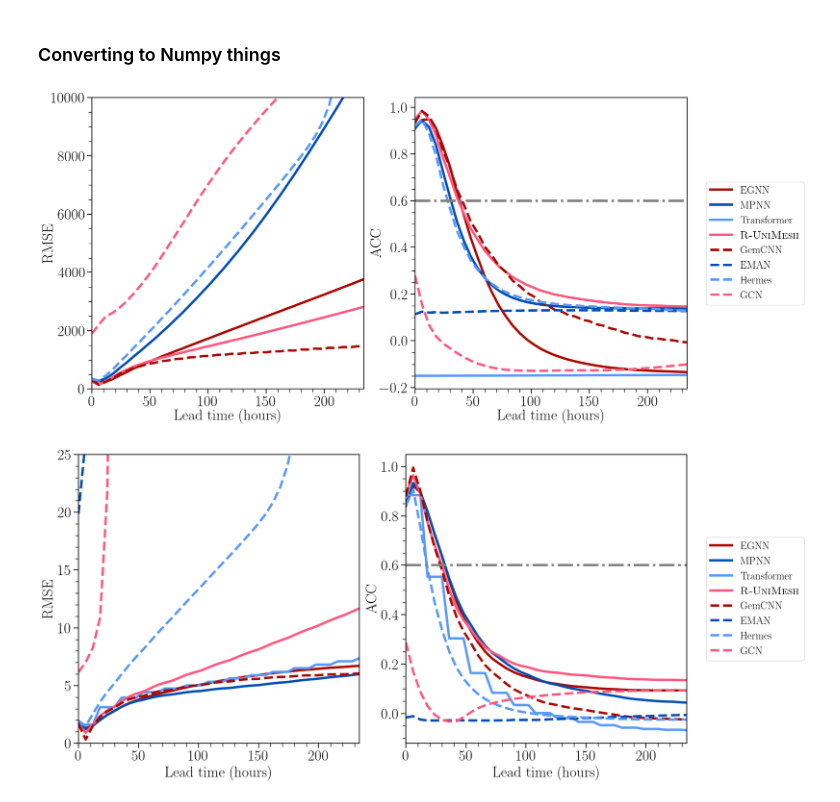
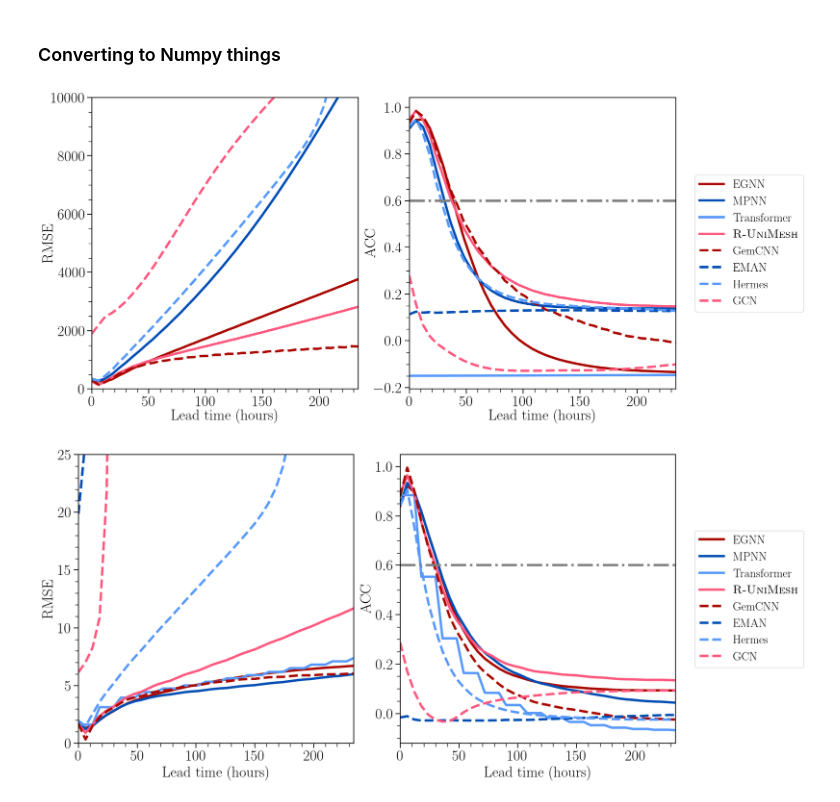
Before and after one commit to EdwardBerman/rayleigh_analysis, a Jupyter notebook: plots/2-plot-weatherbench.ipynb, the cells around one changed output. Saved outputs shown, nothing was run; the diff lists cells and outputs as text; code cells hidden in the pictures.

```diff
--- a/plots/2-plot-weatherbench.ipynb
+++ b/plots/2-plot-weatherbench.ipynb
@@ -144,35 +141,35 @@ for i, model in enumerate(models):
     model_styles[model] = {"color": color, "linestyle": linestyle}
 
 timesteps = np.arange(len(egnn_rmse))
 hours = timesteps * 6
 
 fig, (ax1, ax2) = plt.subplots(1, 2, figsize=(18, 8))
 
 # RMSE subplot
 for model, rmse_array in zip(models, rmse_arrays):
     style = model_styles[model]
     ax1.plot(hours, rmse_array, color=style["color"],
              linestyle=style["linestyle"], lw=4, label=model)
 ax1.set_xlabel("Lead time (hours)", labelpad=-0.5)
 ax1.set_ylabel("RMSE", labelpad=-8)
 ax1.set_ylim(0, 10000)
 ax1.set_xlim(0, 234)
 
 # ACC subplot
 for model, acc_array in zip(models, acc_arrays):
     style = model_styles[model]
     ax2.plot(hours, acc_array, color=style["color"],
              linestyle=style["linestyle"], lw=4, label=model)
 ax2.set_xlabel("Lead time (hours)", labelpad=-0.5)
 ax2.set_ylabel("ACC", labelpad=-8)
 ax2.axhline(y=0.6, color='gray', linestyle='-.', lw=4)
-ax2.legend(fontsize=18, loc='center left', bbox_to_anchor=(1.05, 0.5))
+ax2.legend(fontsize=20, loc='center left', bbox_to_anchor=(1.05, 0.5))
 ax2.set_xlim(0, 234)
 
 plt.tight_layout()
 plt.savefig("geopotential_metrics_horizontal.png", dpi=300)
 # %% [output]
-[figure, old version]
+[figure, new version]
 # %%
 import matplotlib.pyplot as plt
 import numpy as np
@@ -245,10 +242,10 @@ for model, acc_array in zip(models, acc_arrays):
 ax2.set_xlabel("Lead time (hours)", labelpad=4)
 ax2.set_ylabel("ACC", labelpad=4)
 ax2.axhline(y=0.6, color='gray', linestyle='-.', lw=4)
-ax2.legend(fontsize=18, loc='center left', bbox_to_anchor=(1.05, 0.5))
+ax2.legend(fontsize=20, loc='center left', bbox_to_anchor=(1.05, 0.5))
 ax2.set_xlim(0, 234)
 
 plt.tight_layout()
 plt.savefig("temperature_metrics_horizontal.png", dpi=300)
 # %% [output]
-[figure, old version]
+[figure, new version]
```
Also changed, not shown: parts of 1 cell of this notebook, 1 other file.
